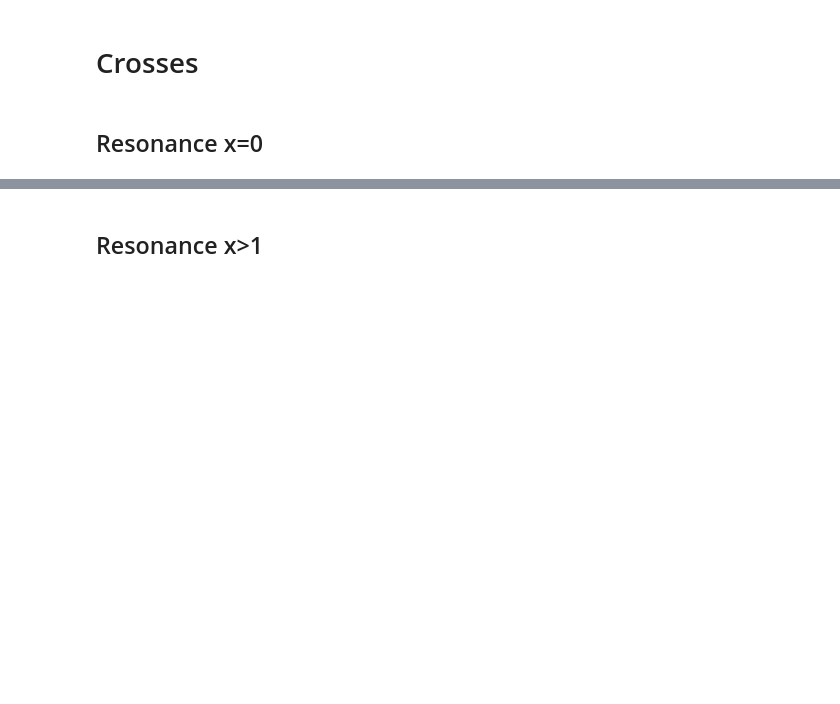
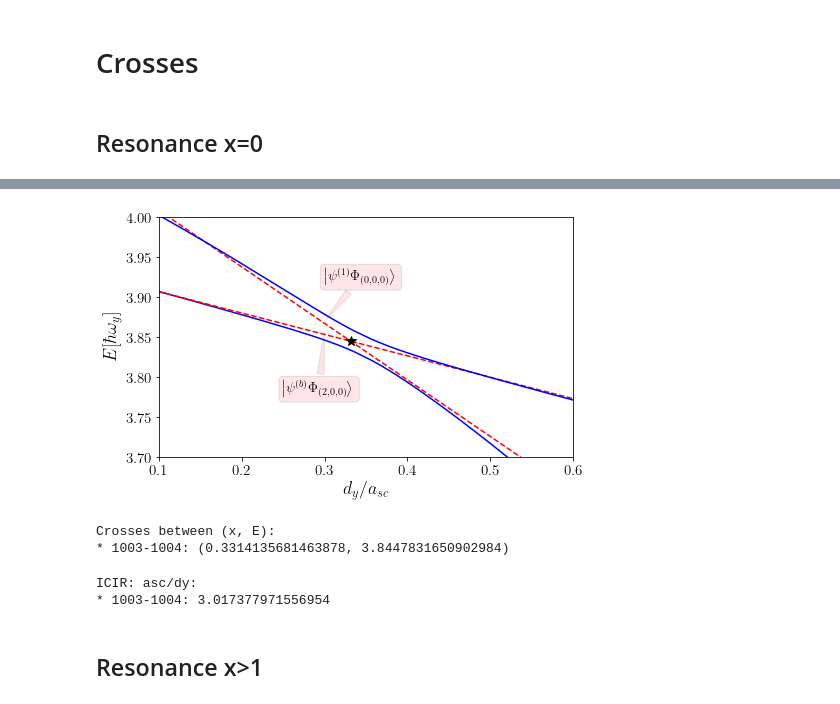
Before and after one commit to TsspGit/Ultracold_Atoms_src, a Jupyter notebook: Analysis/q3d/Energies_Analysis_6042_4993_4993.ipynb, the cells around one changed output, grey strips where cells are left out. Drawn from its saved outputs; the diff is of its cells as text; code cells hidden in the pictures; blank space fills up the shorter version.

Commit message:
emergent icir

```diff
--- a/Analysis/q3d/Energies_Analysis_6042_4993_4993.ipynb
+++ b/Analysis/q3d/Energies_Analysis_6042_4993_4993.ipynb
@@ -124,3 +184,53 @@ x=0.7763496372772335, delta=0.71140
+# %%
+fig3, ax3 = plt.subplots(figsize=aursize)
+
+# nivel 1003:
+f1003 = np.polyfit(xcoord, ycoord, deg=1)
+x1003 = np.linspace(0.1, 0.6, num=40)
+ax3.plot(x1003, np.polyval(f1003, x1003), 'r--', markersize=4, label='Diabetic')
+ax3.plot(x, dic['nivel_1003']/wy, 'b', label='Adiabatic')
+
+# nivel 1004:
+f1004 = np.polyfit(xcoord2, ycoord2, deg=1)
+x1004 = np.linspace(0.1, 0.6, num=40)
+ax3.plot(x1004, np.polyval(f1004, x1004), 'r--', markersize=4, label='Diabetic')
+ax3.plot(x, dic['nivel_1004']/wy, 'b', label='Adiabatic')
+
+# Crosses:
+##########
+ax3.plot(cross_points(f1003, f1004), np.polyval(f1003, cross_points(f1003, f1004)), 'k*', markersize=10, label='ICIR')
+
+# States:
+#########
+ax3.annotate(r'$\left|\psi^{(1)} \Phi_{(0,0,0)}\right>$', xy=(0.3, 3.87), xytext=(0.3, 3.92), fontsize=14,
+             bbox=dict(boxstyle="round", alpha=0.1, facecolor='r'),
+             arrowprops=dict(arrowstyle="wedge, tail_width=0.5", alpha=0.1, facecolor='r'))
+
+ax3.annotate(r'$\left|\psi^{(b)} \Phi_{(2,0,0)}\right>$', xy=(0.3, 3.857), xytext=(0.25, 3.78), fontsize=14,
+             bbox=dict(boxstyle="round", alpha=0.1, facecolor='r'),
+             arrowprops=dict(arrowstyle="wedge, tail_width=0.5", alpha=0.1, facecolor='r'))
+
+ax3.set_xlabel('$d_{y}/a_{sc}$')
+ax3.set_ylabel('$E[\hbar \omega_{y}]$')
+#ax3.legend(fontsize=14, bbox_to_anchor=(1.03, 1))
+ax3.set_ylim(3.7, 4)
+ax3.set_xlim(0.1, 0.6)
+plt.tight_layout()
+fig3.savefig('Results/Figures/Ix6042_Iy4993_Iz4993_Easc_Interpolation_Emergent.png', bbox_inches="tight", dpi=200)
+# %% [output]
+[figure, added]
+# %%
+print(f'''Crosses between (x, E):
+* 1003-1004: ({cross_points(f1003, f1004)}, {np.polyval(f1004, cross_points(f1003, f1004))})''')
+# %% [output]
+Crosses between (x, E):
+* 1003-1004: (0.3314135681463878, 3.8447831650902984)
+# %%
+print(f'''ICIR: asc/dy:
+* 1003-1004: {1/cross_points(f1004, f1003)}''')
+# %% [output]
+ICIR: asc/dy:
+* 1003-1004: 3.017377971556954
 # %% [markdown]
 ## Resonance x>1
 # %%
```
Also changed, not shown: parts of 8 cells of this notebook, 22 other files.
